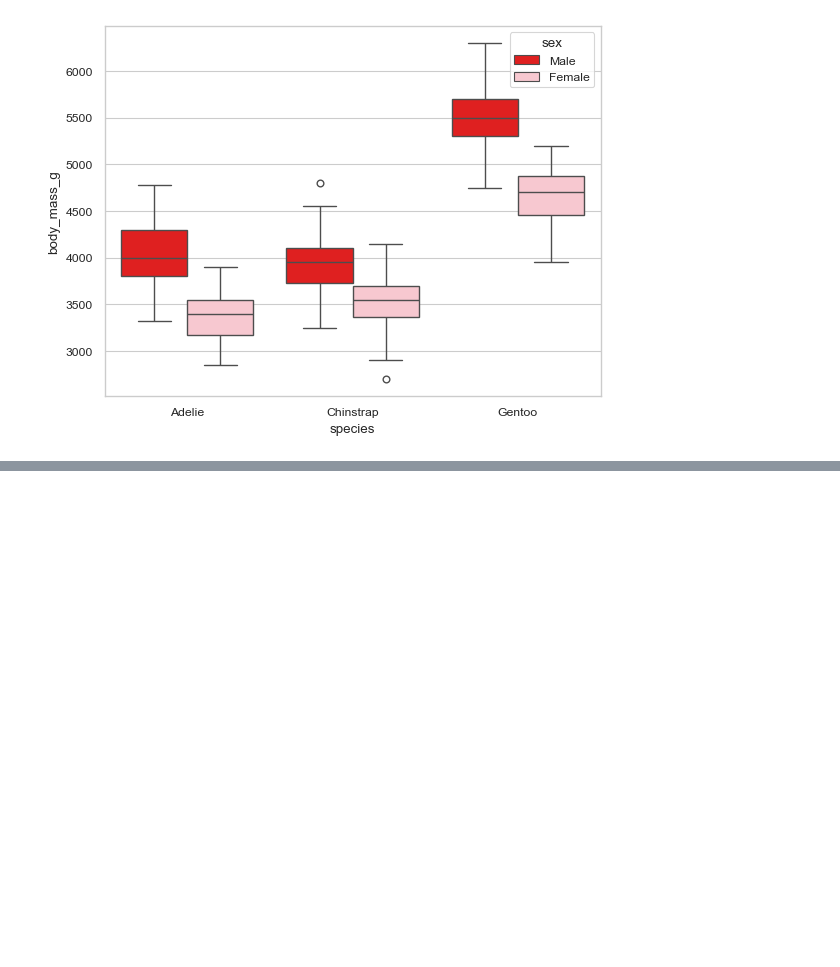
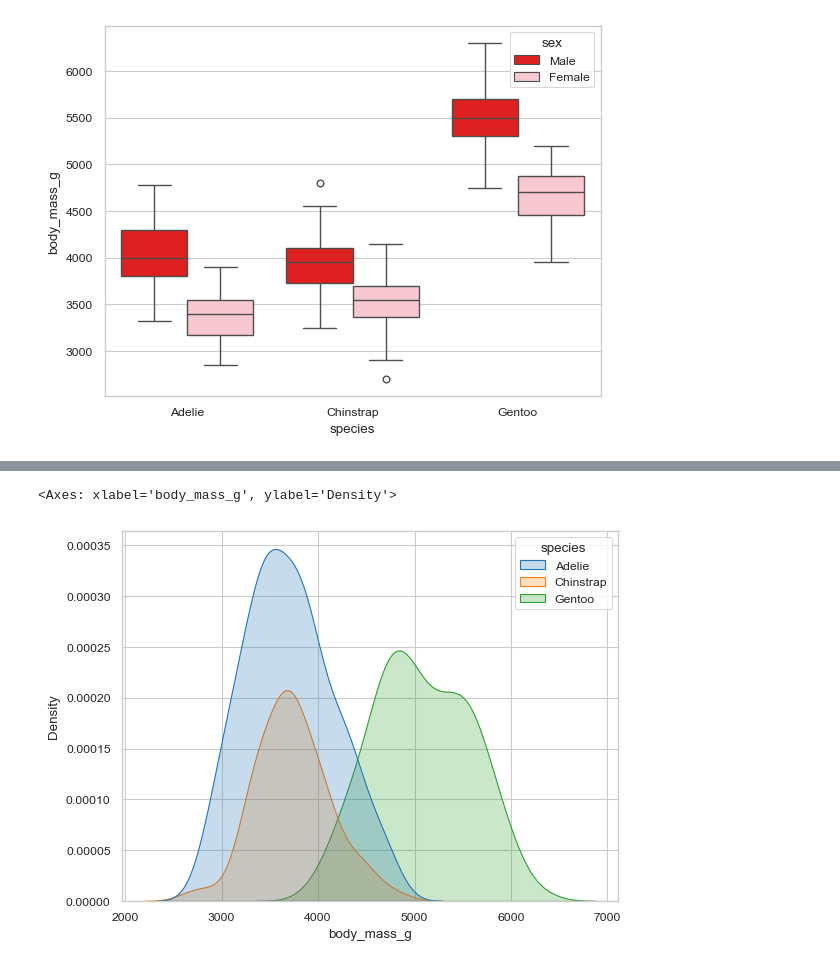
Before and after one commit to tanishachokshi/Seaborn, a Jupyter notebook: plots.ipynb, the cells around one changed output, grey strips where cells are left out. Cells and saved outputs as stored; diff of their text form; code cells hidden in the pictures; blank space fills up the shorter version.

```diff
--- a/plots.ipynb
+++ b/plots.ipynb
@@ -176,0 +187,7 @@ sns.boxplot(data=penguins, x="species", y="body_mass_g", hue="sex", palette=["re
+# %%
+# KDE plot: kernal density estimation plot used for estimating probability density function of continuous or non parametric data. (A smooth curve that shows the distribution of data like a smoothed out version). it helps you to see where the data is concentrated (peaks) and how it spreads.
+
+sns.kdeplot(data=penguins, x="body_mass_g", hue="species", fill=True)
+# %% [output]
+<Axes: xlabel='body_mass_g', ylabel='Density'>
+[figure, added]
```
Also changed, not shown: parts of 10 cells of this notebook.
